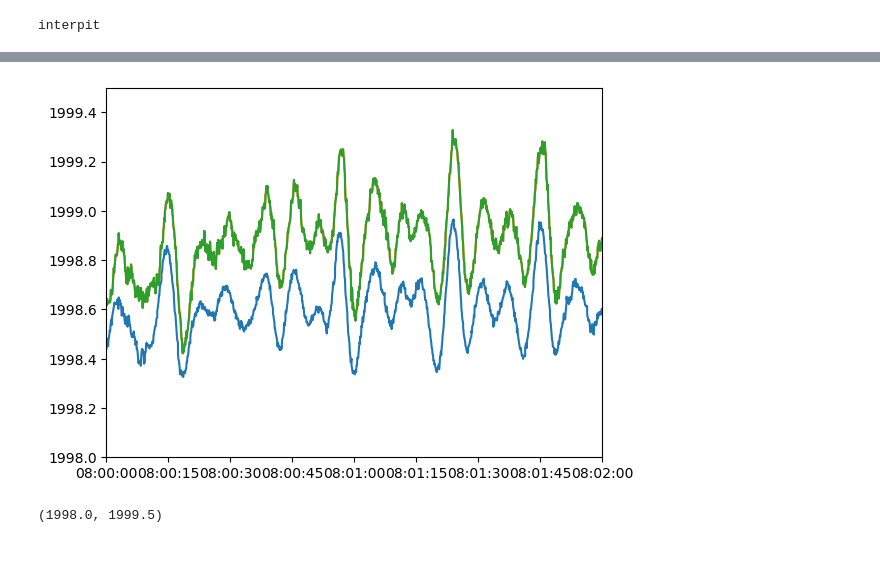
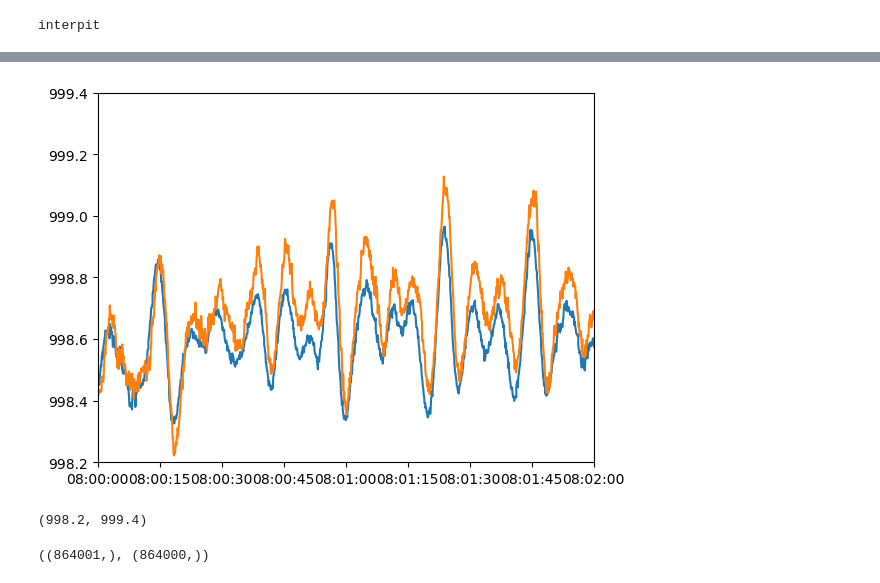
Before and after one commit to deszoeke/ASTRAL-mast, a Jupyter notebook: read_fps.ipynb, the cells around one changed output, grey strips where cells are left out. Drawn from its saved outputs; the diff is of its cells as text; code cells hidden in the pictures; blank space fills up the shorter version.

```diff
--- a/read_fps.ipynb
+++ b/read_fps.ipynb
@@ -138,14 +138,17 @@ Dict{Symbol, Any} with 2 entries:
 # %%
 "Substitutes NaN where f(x) evaluates to True."
 nanfilt(f,x) = f(x) ? NaN : x
 
 # itpfp0 = interpolate(Fp0[:time], collect(nanfilt.(x->x>10_000, Fp0[:press])), Gridded(Linear()))
 clf()
-plot(Fp0[:time], nanfilt.(x->x>10_000, Fp0[:press]))
-plot(Fp2[:time], nanfilt.(x->x>10_000, Fp2[:press]))
-plot(Fp2[:time], nanfilt.(x->x>10_000, Fp2[:press]))
+plot(Fp0[:time], Fp0[:press])
+plot(Fp2[:time], Fp2[:press].-0.2)
 xlim([DateTime(2024,5,24,8,0,0), DateTime(2024,5,24,8,02,0)])
-ylim([1998, 1999.5])
+ylim([998.2, 999.4])
 # %% [output]
-[figure, old version]
+[figure, new version]
-(1998.0, 1999.5)
+(998.2, 999.4)
+# %%
+size(Fp0[:press]), size(Fp2[:press])
+# %% [output]
+((864001,), (864000,))
```
Also changed, not shown: parts of 2 cells of this notebook, 1 other file.
